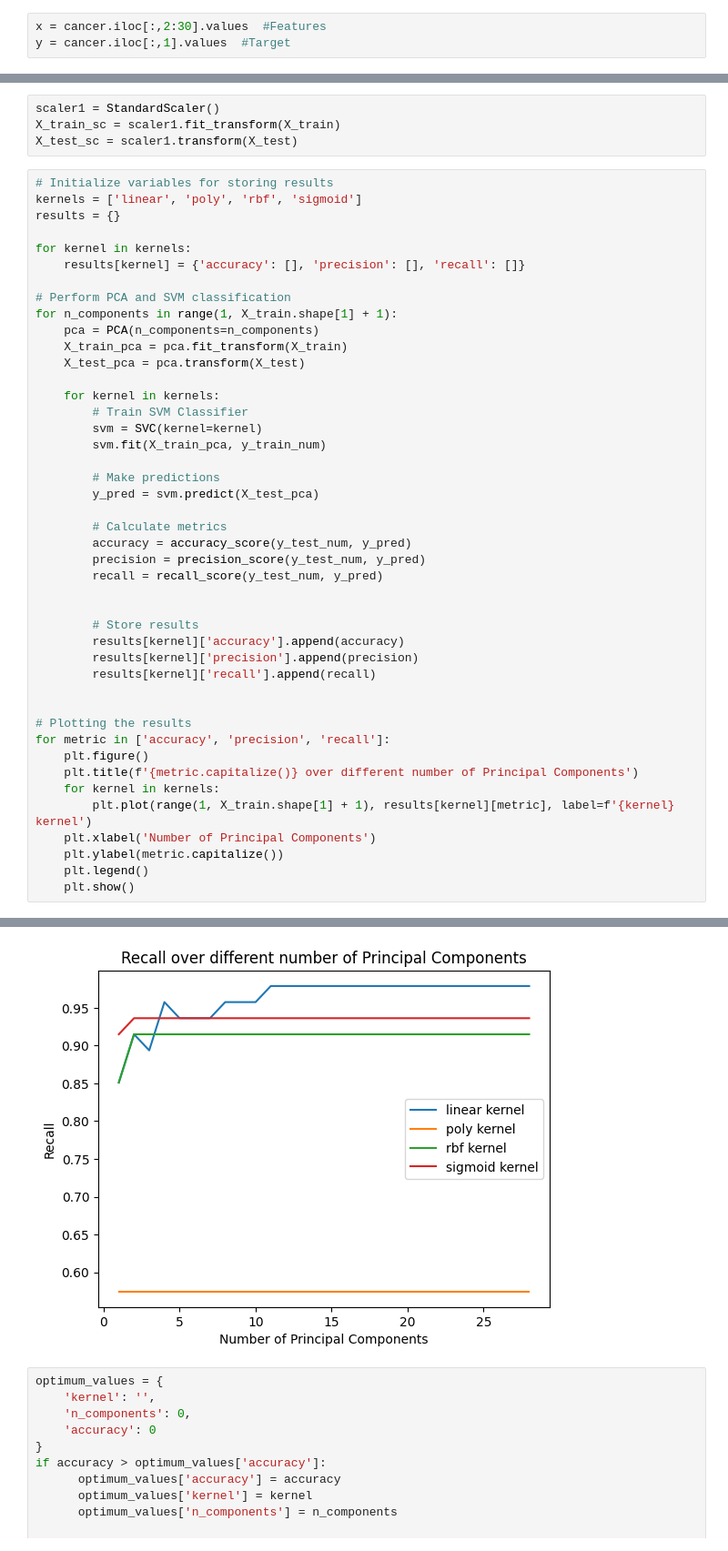
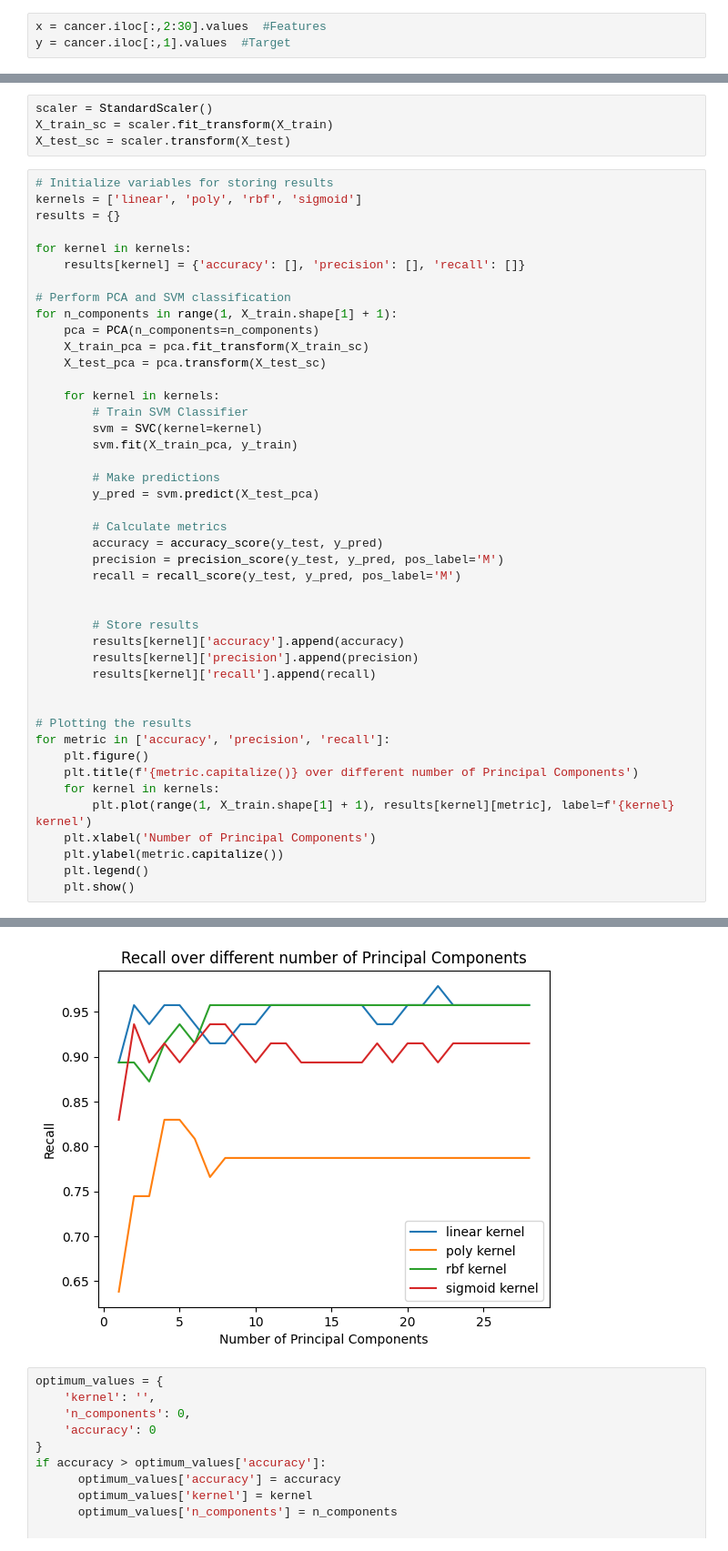
Before and after one commit to Swayyum/Intro-to-ML, a Jupyter notebook: HW4.ipynb, the cells around one changed output, grey strips where cells are left out. Shown at 91% size. Cells and saved outputs as stored; diff of their text form.

```diff
--- a/HW4.ipynb
+++ b/HW4.ipynb
@@ -64,7 +62,7 @@ y_test_num = [1 if label == 'M' else 0 for label in y_test]
 # %%
-scaler1 = StandardScaler()
-X_train_sc = scaler1.fit_transform(X_train)
-X_test_sc = scaler1.transform(X_test)
+scaler = StandardScaler()
+X_train_sc = scaler.fit_transform(X_train)
+X_test_sc = scaler.transform(X_test)
 # %%
 # Initialize variables for storing results
 kernels = ['linear', 'poly', 'rbf', 'sigmoid']
@@ -76,21 +74,21 @@ for kernel in kernels:
 # Perform PCA and SVM classification
 for n_components in range(1, X_train.shape[1] + 1):
     pca = PCA(n_components=n_components)
-    X_train_pca = pca.fit_transform(X_train)
-    X_test_pca = pca.transform(X_test)
+    X_train_pca = pca.fit_transform(X_train_sc)
+    X_test_pca = pca.transform(X_test_sc)
 
     for kernel in kernels:
         # Train SVM Classifier
         svm = SVC(kernel=kernel)
-        svm.fit(X_train_pca, y_train_num)
+        svm.fit(X_train_pca, y_train)
 
         # Make predictions
         y_pred = svm.predict(X_test_pca)
 
         # Calculate metrics
-        accuracy = accuracy_score(y_test_num, y_pred)
-        precision = precision_score(y_test_num, y_pred)
-        recall = recall_score(y_test_num, y_pred)
+        accuracy = accuracy_score(y_test, y_pred)
+        precision = precision_score(y_test, y_pred, pos_label='M')
+        recall = recall_score(y_test, y_pred, pos_label='M')
 
 
         # Store results
@@ -115,4 +113,4 @@ for metric in ['accuracy', 'precision', 'recall']:
-[figure, old version]
+[figure, new version]
 # %%
 optimum_values = {
     'kernel': '',
```
Also changed, not shown: parts of 8 cells of this notebook.
